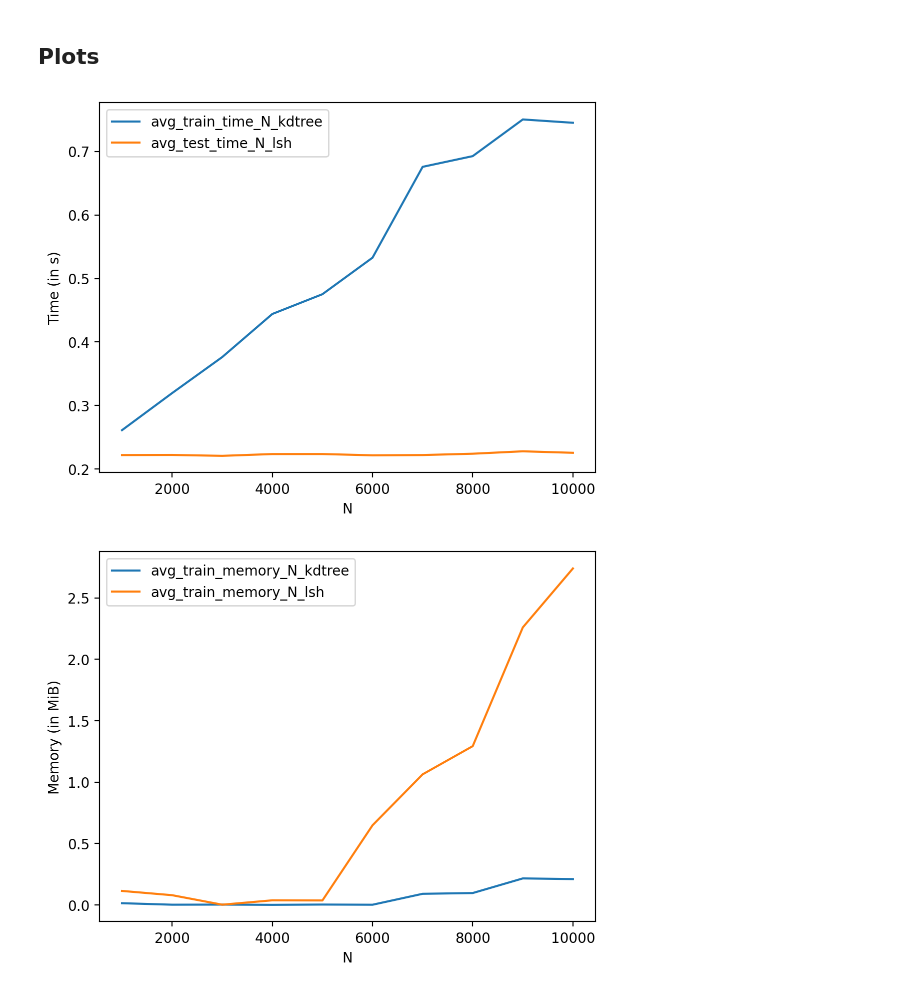
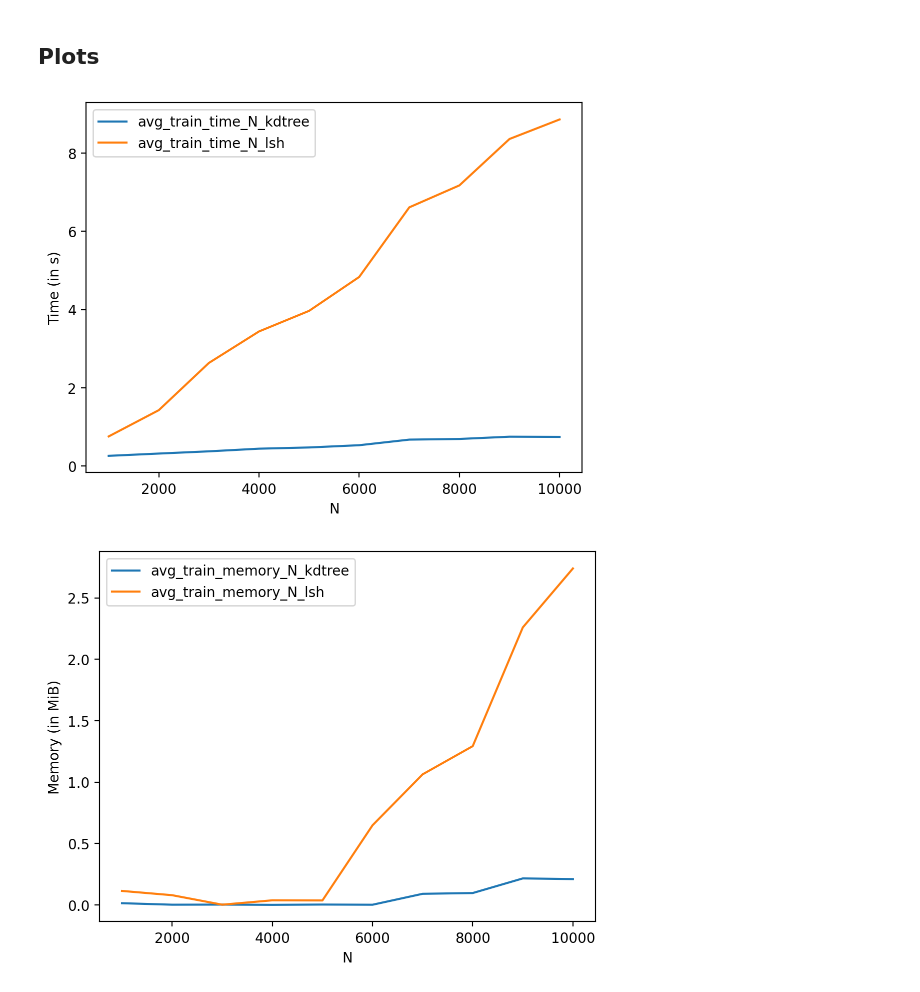
Before and after one commit to YYashraj/Assignment4-ES335-2024-sanity-descent, a Jupyter notebook: KNN.ipynb, the cells around one changed output. Saved outputs shown, nothing was run; the diff lists cells and outputs as text; code cells hidden in the pictures.

```diff
--- a/KNN.ipynb
+++ b/KNN.ipynb
@@ -1257,9 +1257,9 @@ def plot_dicts(dicts, dict_names, x, y):
 # %% [markdown]
 ## Plots
 # %%
-plot_dicts([avg_train_time_N_kdtree, avg_test_time_N_lsh], ["avg_train_time_N_kdtree", "avg_test_time_N_lsh"], "N", "Time (in s)")
+plot_dicts([avg_train_time_N_kdtree, avg_train_time_N_lsh], ["avg_train_time_N_kdtree", "avg_train_time_N_lsh"], "N", "Time (in s)")
 # %% [output]
-[figure, old version]
+[figure, new version]
 # %%
 plot_dicts([avg_train_memory_N_kdtree, avg_train_memory_N_lsh], ["avg_train_memory_N_kdtree", "avg_train_memory_N_lsh"], "N", "Memory (in MiB)")
 # %% [output]
```
Also changed, not shown: parts of 1 cell of this notebook.
